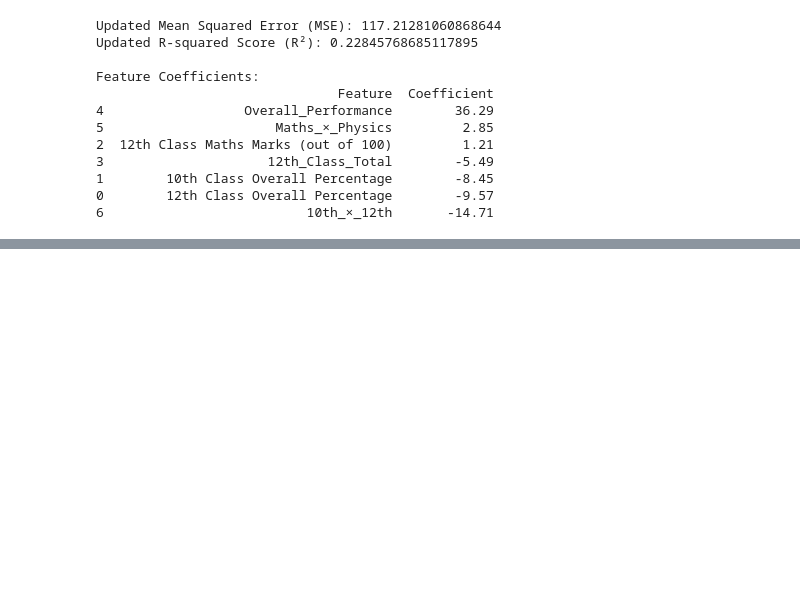
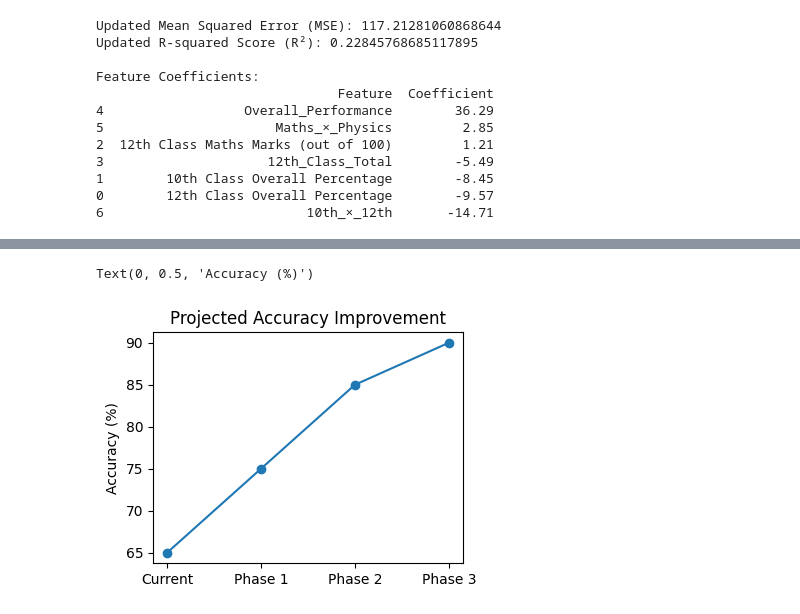
Before and after one commit to amitsitare/CGPA-Prediction-Model, a Jupyter notebook: LeniarRegression.ipynb, the cells around one changed output, grey strips where cells are left out. Cells and saved outputs as stored; diff of their text form; code cells hidden in the pictures; blank space fills up the shorter version.

```diff
--- a/LeniarRegression.ipynb
+++ b/LeniarRegression.ipynb
@@ -503,0 +585,13 @@ Feature Coefficients:
+# %%
+# Create improvement projection
+current_accuracy = 65
+projected = [65, 75, 85, 90]
+stages = ['Current', 'Phase 1', 'Phase 2', 'Phase 3']
+
+plt.figure(figsize=(4, 3))
+plt.plot(stages, projected, marker='o')
+plt.title('Projected Accuracy Improvement')
+plt.ylabel('Accuracy (%)')
+# %% [output]
+Text(0, 0.5, 'Accuracy (%)')
+[figure, added]
```
Also changed, not shown: parts of 7 cells of this notebook.
